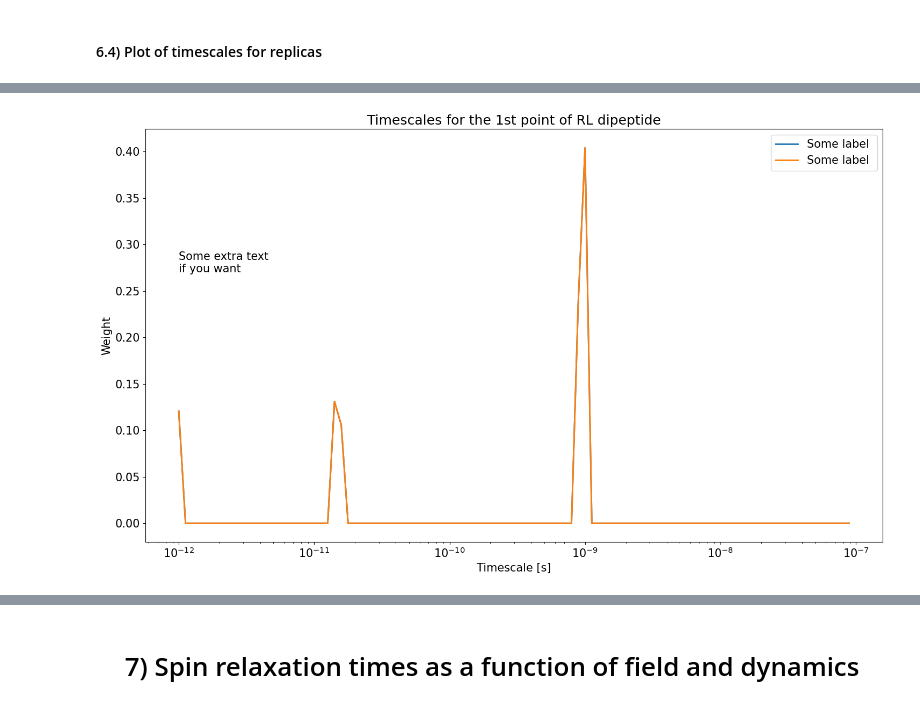
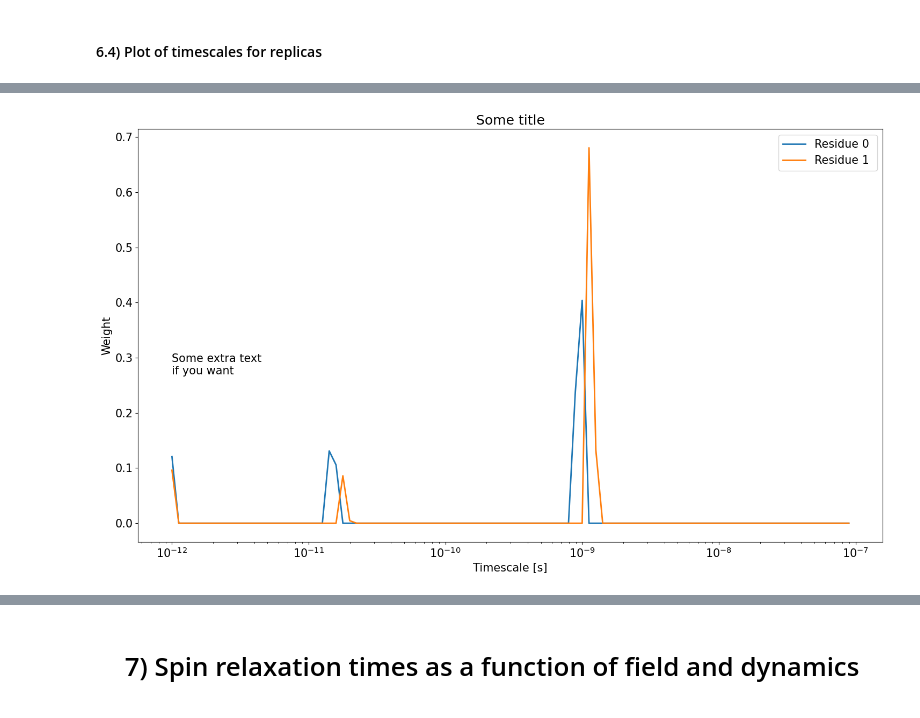
Before and after one commit to nencini/NMR_FF_tools, a Jupyter notebook: relaxation_times/RelaxationTimes.ipynb, the cells around one changed output, grey strips where cells are left out. Drawn from its saved outputs; the diff is of its cells as text; code cells hidden in the pictures.

```diff
--- a/relaxation_times/RelaxationTimes.ipynb
+++ b/relaxation_times/RelaxationTimes.ipynb
@@ -253,9 +254,9 @@ for file in os.listdir(parent_folder_path):
 <h4> Read in data</h4>
 Reads in all the data that exists in "output_path_relax", and "output_path_timescales"
 # %%
-output_path_relax="times/"            # folder to save spin relaxation times yaml files,
+output_path_relax="../../CorysPeptides/relax_times_yamls/protein/averages/"            # folder to save spin relaxation times yaml files,
                                       # defined above or redefine here
-output_path_timescales="timescales/"  # folder to save timescale yaml files
+output_path_timescales="../../CorysPeptides/timescales_yamls/protein/averages/"  # folder to save timescale yaml files
                                       # defined above or redefine here
 
 relaxation_yamls,timescales_yamls=mf.load_yaml_files(output_path_relax,output_path_timescales)
@@ -371,28 +390,28 @@ pt.PlotTimescales_replicas(merge,groupTimes,title,xlabel,ylim,ylim_weig,yscale,*
 # %%
 fig = plt.figure()
 fig.patch.set_facecolor('xkcd:white')
 
 plt.rcParams["figure.figsize"] = [15.00, 9]
 plt.rcParams["figure.autolayout"] = True
 plt.rcParams.update({'font.size': 15})
 
 plt.xscale("log")
 
 
-plt.plot(timescales_yamls["hMff_45SDS_s"]["analysis1"]["results"]["Ctime"],timescales_yamls["hMff_45SDS_s"]["analysis1"]["results"]["Coeff"][0],lw=2,label="Some label ")
+plt.plot(timescales_yamls["hMff_45SDS_s"]["analysis1"]["results"]["Ctime"],timescales_yamls["hMff_45SDS_s"]["analysis1"]["results"]["Coeff"][0],lw=2,label="Residue 0 ")
 
-plt.plot(timescales_yamls["hMff_45SDS_s"]["analysis0"]["results"]["Ctime"],timescales_yamls["hMff_45SDS_s"]["analysis0"]["results"]["Coeff"][0],lw=2,label="Some label ")
+plt.plot(timescales_yamls["hMff_45SDS_s"]["analysis0"]["results"]["Ctime"],timescales_yamls["hMff_45SDS_s"]["analysis0"]["results"]["Coeff"][1],lw=2,label="Residue 1 ")
 
 
 plt.legend()
 
 plt.ylabel("Weight")
 plt.xlabel("Timescale [s]")
 
-plt.title("Timescales for the 1st point of RL dipeptide")
+plt.title("Some title")
 
 plt.text(10**(-12),0.27,"Some extra text \nif you want")
 
 plt.savefig("python_matlab_RL_1st.pdf")
 # %% [output]
-[figure, old version]
+[figure, new version]
```
Also changed, not shown: parts of 12 cells of this notebook, 2 other files.
